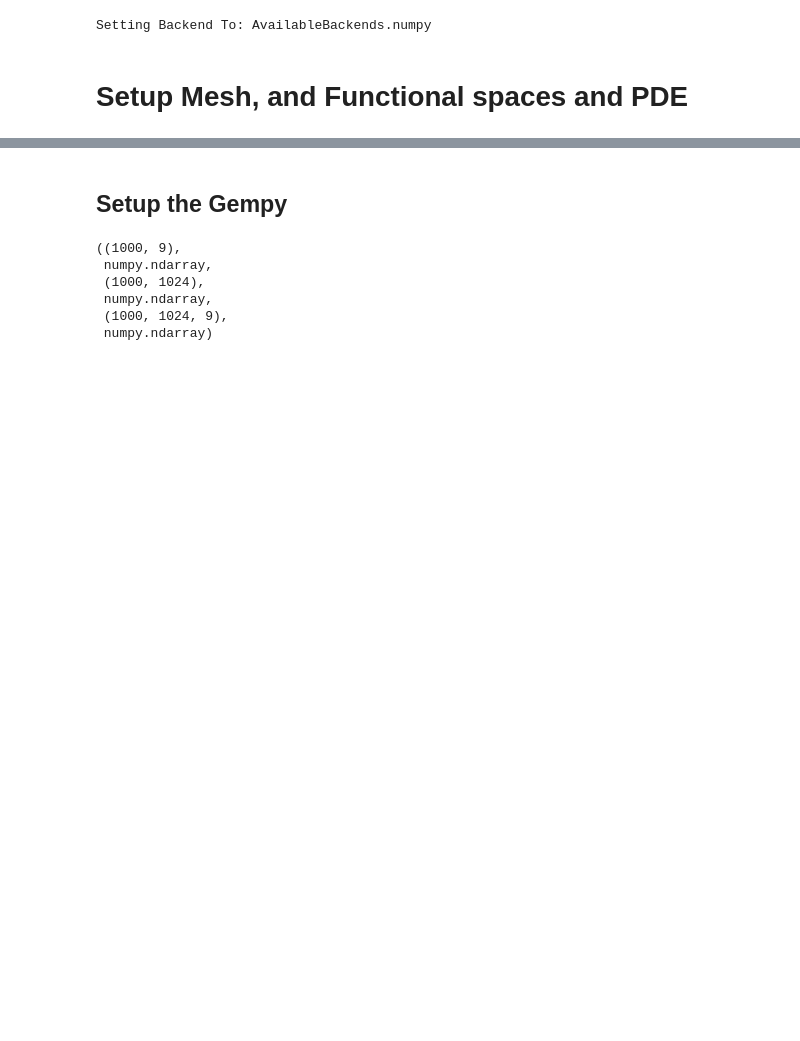
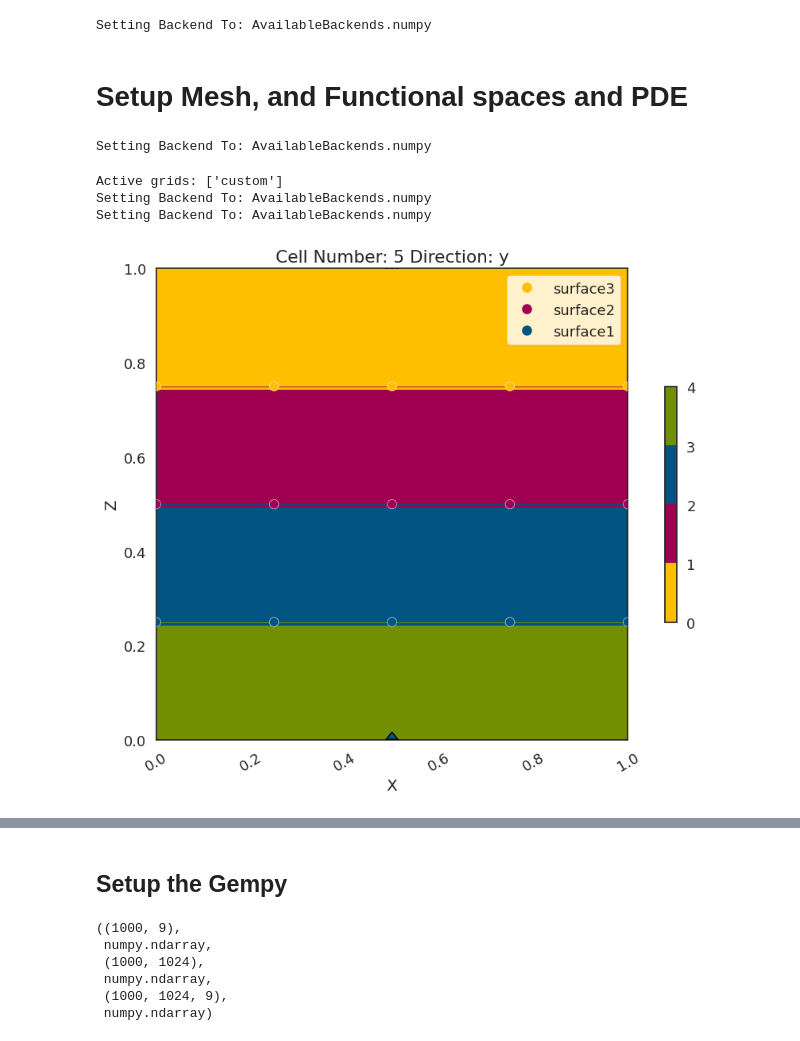
Before and after one commit to Deepprakash222/GempyDINO, a Jupyter notebook: Deep_model/POD_and_reductions.ipynb, the cells around one changed output, grey strips where cells are left out. Drawn from its saved outputs; the diff is of its cells as text; code cells hidden in the pictures; blank space fills up the shorter version.

```diff
--- a/Deep_model/POD_and_reductions.ipynb
+++ b/Deep_model/POD_and_reductions.ipynb
@@ -45,0 +62,8 @@ pde = hp.PDEVariationalProblem(Vh, pde_varf, bc, bc0, is_fwd_linear=True)
+# %%
+m_initial= create_true_data(mesh=mesh, nodes=nodes, filename=None)
+# %% [output]
+Setting Backend To: AvailableBackends.numpy
+Active grids: ['custom']
+Setting Backend To: AvailableBackends.numpy
+Setting Backend To: AvailableBackends.numpy
+[figure, added]
```
Also changed, not shown: parts of 17 cells of this notebook, 1 other file.
